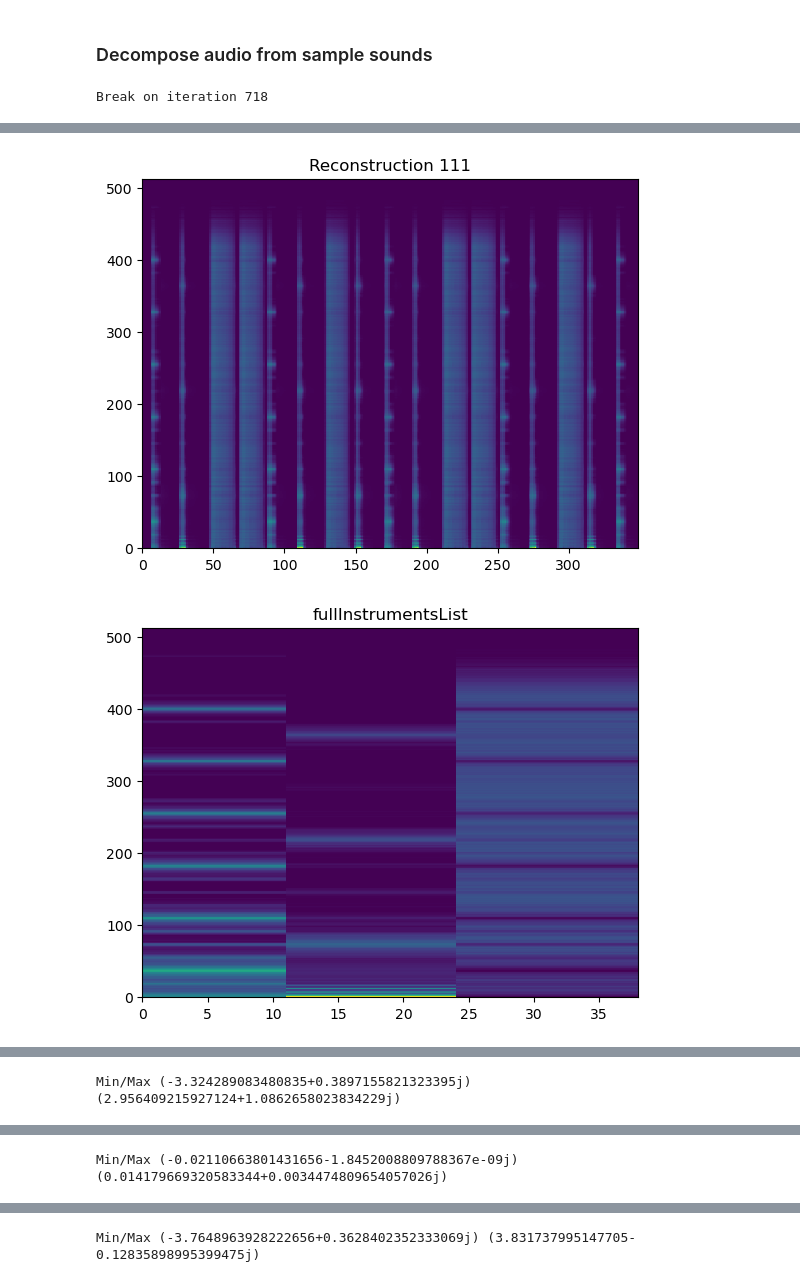
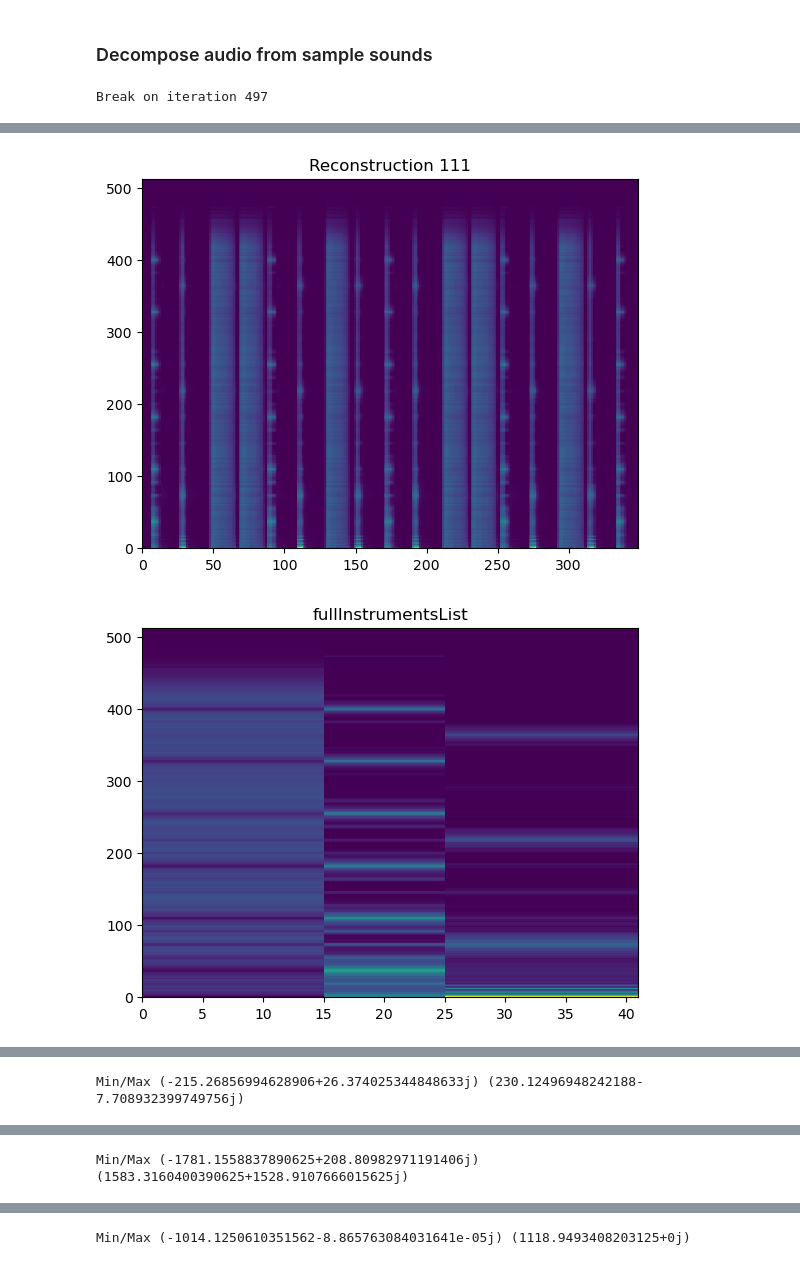
Before and after one commit to keriotisna/CS545-Final-Project, a Jupyter notebook: decompositionTest.ipynb, the cells around one changed output, grey strips where cells are left out. Cells and saved outputs as stored; diff of their text form; code cells hidden in the pictures.

Commit message:
Correct audio decomposition function

```diff
--- a/decompositionTest.ipynb
+++ b/decompositionTest.ipynb
@@ -138,6 +139,8 @@ plt.show()
 # %% [markdown]
 ### Decompose audio from sample sounds
 # %%
+sample_rate, data = wavfile.read(SAMPLE_PATH) # data is int16. Do I need to read and write in the same format?
+
 NPERSEG = 1024
 NOVERLAP = 3*NPERSEG // 4
 
@@ -147,12 +150,12 @@ PHASE = np.angle(scipySTFT[-1])
 
 # convertedScipySTFT = np.abs(scipySTFT[-1])
 # convertedScipySTFT = np.log(np.abs(scipySTFT[-1]))
-convertedScipySTFT = np.clip(np.log(np.abs(scipySTFT[-1])), a_min=0, a_max=np.inf)
+convertedScipySTFT = np.clip(np.log(np.abs(scipySTFT[-1])), a_min=0, a_max=np.inf) # convertedScipySTFT is float32
 
 
 
 
-
+# Get instruments by using plain NMF to isolate the components
 R = 3
 W_NMF, H_NMF = getNMF(convertedScipySTFT, R=R, iterations=1000, optimizationMethod='KL')
 
@@ -181,7 +184,7 @@ plt.pcolormesh(fullInstrumentsList), plt.title('fullInstrumentsList'), plt.show(
 
 
 
-W_NMF, activations = decomposeAudioSKLearn(X=convertedScipySTFT, W=fullInstrumentsList, H=None)
+W_NMF, activations = decomposeAudioSKLearn(X=convertedScipySTFT, W=fullInstrumentsList, H=None) # fullInstrumentsList is still float32
 
 plt.pcolormesh(W_NMF), plt.title('W_NMF'), plt.show()
 plt.pcolormesh(activations), plt.title('H_NMF'), plt.show()
@@ -191,13 +194,13 @@ currentBase = 0
 
 for count in countsList:
 
-    currentActivations = activations[currentBase:currentBase+count, :]
-    currentBases = W_NMF[:, currentBase:currentBase+count]
+    currentActivations = activations[currentBase:currentBase+count, :] # float32
+    currentBases = W_NMF[:, currentBase:currentBase+count] # float32
     # plt.pcolormesh(currentActivations), plt.title('currentActivations'), plt.show(), plt.pcolormesh(currentBases), plt.title('currentBases'), plt.show()
 
-    currentReconstruction = currentBases @ currentActivations
+    currentReconstruction = currentBases @ currentActivations # float32
     # Re-introduce phase information. This is actually very important in the overall quality of the reconstruction, as there is an audible difference
-    currentReconstruction = currentReconstruction * np.exp(1j * PHASE)
+    currentReconstruction = np.exp(currentReconstruction) * np.exp(1j * PHASE) # complex64
 
     print(f'Min/Max {np.min(currentReconstruction)} {np.max(currentReconstruction)}')
 
@@ -215,15 +218,15 @@ def normalizeWAV(arr):
 
 
 for idx, isolation in enumerate(isolations):
-    t, x = istft(isolation, fs=sample_rate, window='hann', nperseg=NPERSEG, noverlap=NOVERLAP)
+    t, x = istft(isolation, fs=sample_rate, window='hann', nperseg=NPERSEG, noverlap=NOVERLAP) # x is float32
 
-    x = normalizeWAV(x)
-
+    x = normalizeWAV(x) # x is still float32
+    x = convertFloat32toInt16(x)
     wavfile.write(f'Instrument{idx}.wav', rate=sample_rate, data=x)
 
 # TODO: Try clustering here?
 # Matching pursuit?
 # Dictionary based algorithms?
 # %% [output]
-Break on iteration 718
+Break on iteration 497
 [figure]
@@ -232,2 +235,2 @@ Break on iteration 718
 [figure]
-[figure, old version]
+[figure, new version]
@@ -236 +239 @@ Break on iteration 718
-Min/Max (-3.324289083480835+0.3897155821323395j) (2.956409215927124+1.0862658023834229j)
+Min/Max (-215.26856994628906+26.374025344848633j) (230.12496948242188-7.708932399749756j)
@@ -238 +241 @@ Min/Max (-3.324289083480835+0.3897155821323395j) (2.956409215927124+1.0862658023
-Min/Max (-0.02110663801431656-1.8452008809788367e-09j) (0.014179669320583344+0.0034474809654057026j)
+Min/Max (-1781.1558837890625+208.80982971191406j) (1583.3160400390625+1528.9107666015625j)
@@ -240 +243 @@ Min/Max (-0.02110663801431656-1.8452008809788367e-09j) (0.014179669320583344+0.0
-Min/Max (-3.7648963928222656+0.3628402352333069j) (3.831737995147705-0.12835898995399475j)
+Min/Max (-1014.1250610351562-8.865763084031641e-05j) (1118.9493408203125+0j)
```
Also changed, not shown: parts of 4 cells of this notebook, 19 other files.
